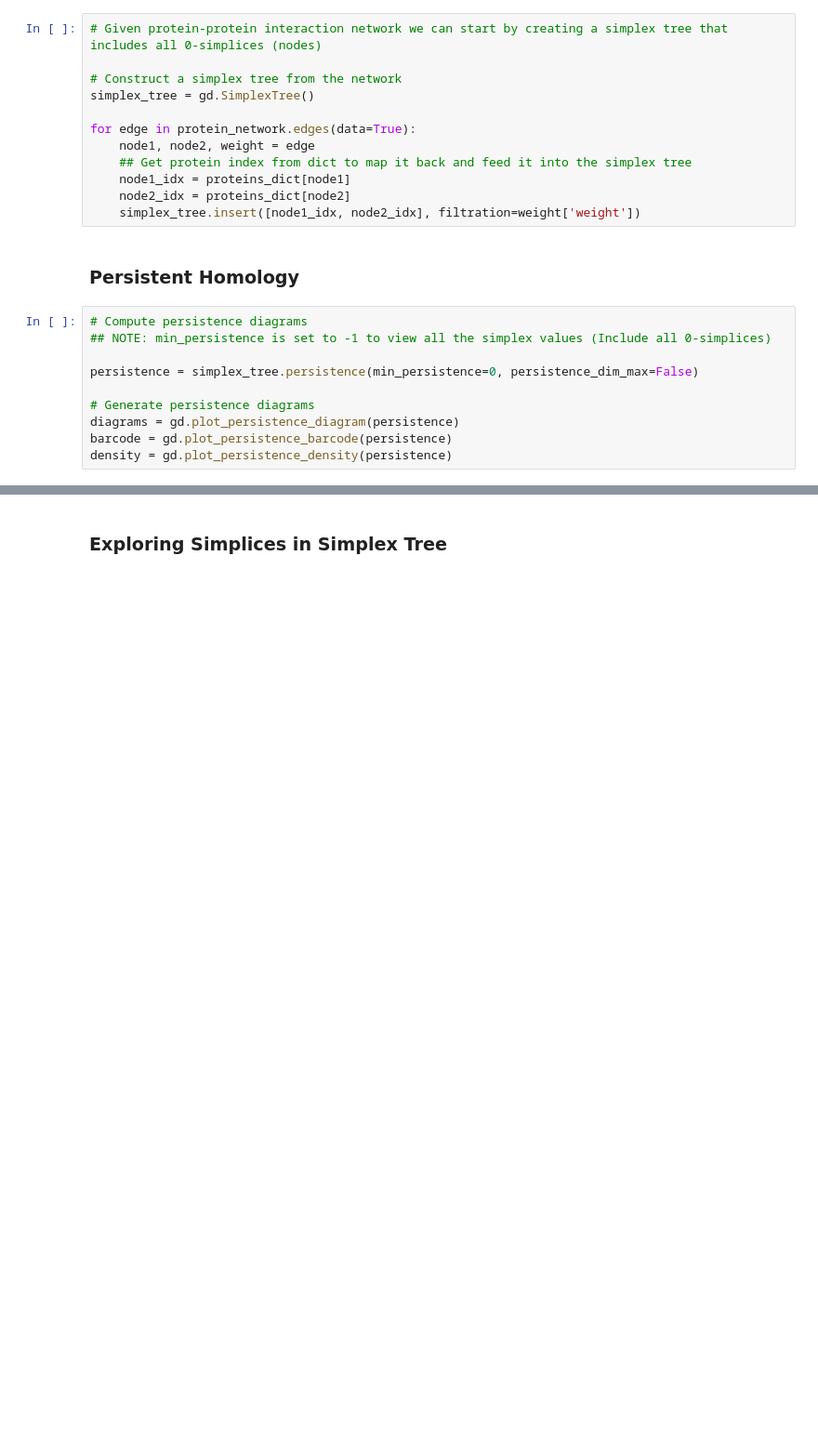
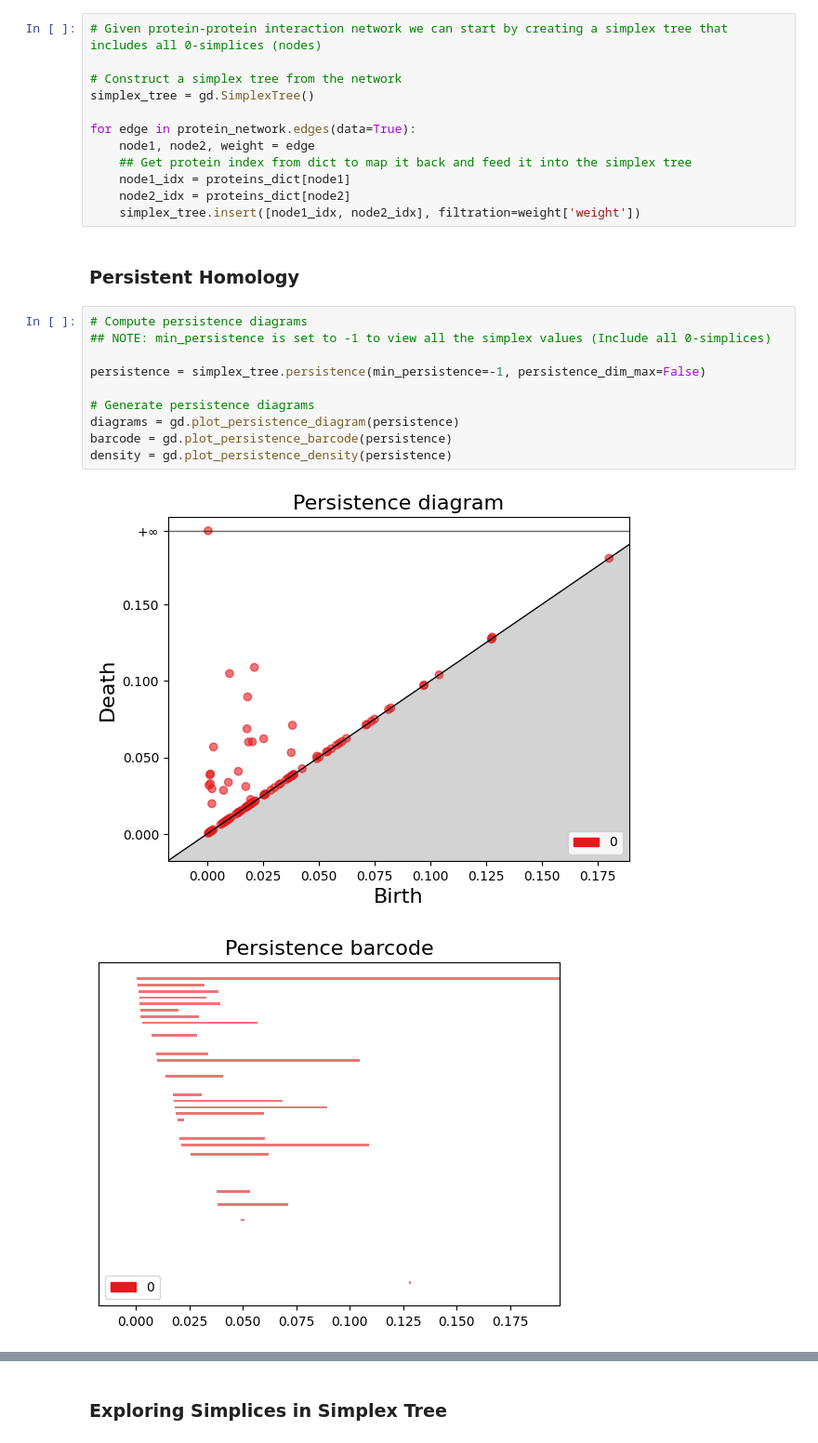
Before and after one commit to mehdimerbah/TDA-PPIN, a Jupyter notebook: tda/TDA_PPI_Node_Classification_Dummy.ipynb, the cells around one changed output, grey strips where cells are left out. Shown at 93% size. Saved outputs shown, nothing was run; the diff lists cells and outputs as text; blank space fills up the shorter version.

```diff
--- a/tda/TDA_PPI_Node_Classification_Dummy.ipynb
+++ b/tda/TDA_PPI_Node_Classification_Dummy.ipynb
@@ -211,10 +211,13 @@ for edge in protein_network.edges(data=True):
 # %%
 # Compute persistence diagrams
 ## NOTE: min_persistence is set to -1 to view all the simplex values (Include all 0-simplices)
 
-persistence = simplex_tree.persistence(min_persistence=0, persistence_dim_max=False)
+persistence = simplex_tree.persistence(min_persistence=-1, persistence_dim_max=False)
 
 # Generate persistence diagrams
 diagrams = gd.plot_persistence_diagram(persistence)
 barcode = gd.plot_persistence_barcode(persistence)
 density = gd.plot_persistence_density(persistence)
+# %% [output]
+[figure, added]
+[figure, added]
```
Also changed, not shown: parts of 35 cells of this notebook.
